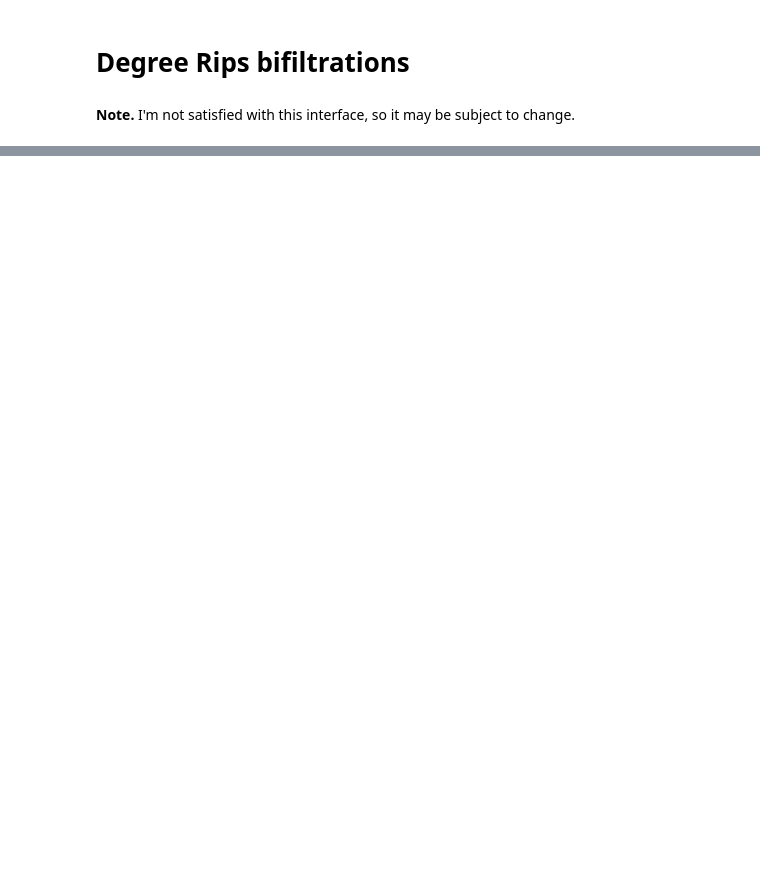
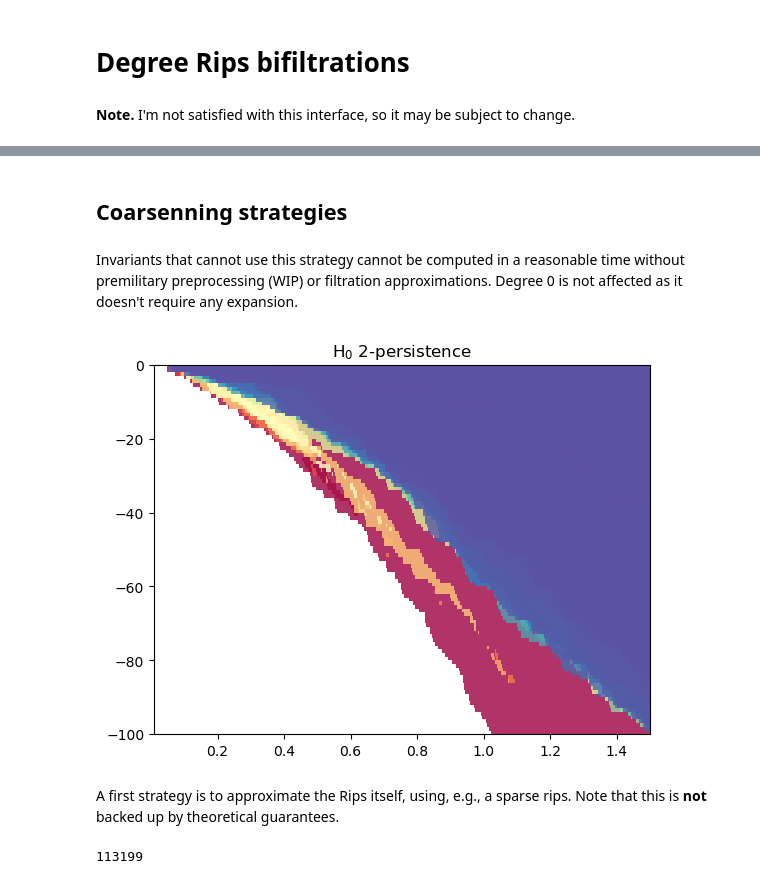
Before and after one commit to DavidLapous/multipers, a Jupyter notebook: docs/notebooks/degree_rips_interface.ipynb, the cells around one changed output, grey strips where cells are left out. Drawn from its saved outputs; the diff is of its cells as text; code cells hidden in the pictures; blank space fills up the shorter version.

```diff
--- a/docs/notebooks/degree_rips_interface.ipynb
+++ b/docs/notebooks/degree_rips_interface.ipynb
@@ -52,0 +64,11 @@ plot_surfaces(surfaces, discrete_surface=True)
+# %% [markdown]
+## Coarsenning strategies
+# %% [markdown]
+Invariants that cannot use this strategy cannot be computed in a reasonable time without premilitary preprocessing (WIP) or filtration approximations. Degree 0 is not affected as it doesn't require any expansion.
+# %%
+s = mp.Slicer(st_multi, vineyard=True)
+mp.module_approximation(s, direction=[1,0], from_coordinates=True, max_error=1, ignore_warnings=True).plot(0)
+# %% [output]
+[figure, added]
+# %% [markdown]
+A first strategy is to approximate the Rips itself, using, e.g., a sparse rips. Note that this is **not** backed up by theoretical guarantees.
@@ -52,0 +79,5 @@ plot_surfaces(surfaces, discrete_surface=True)
+# %%
+st.expansion(2)
+len(st)
+# %% [output]
+113199
```
Also changed, not shown: parts of 22 cells of this notebook, 2 other files.
